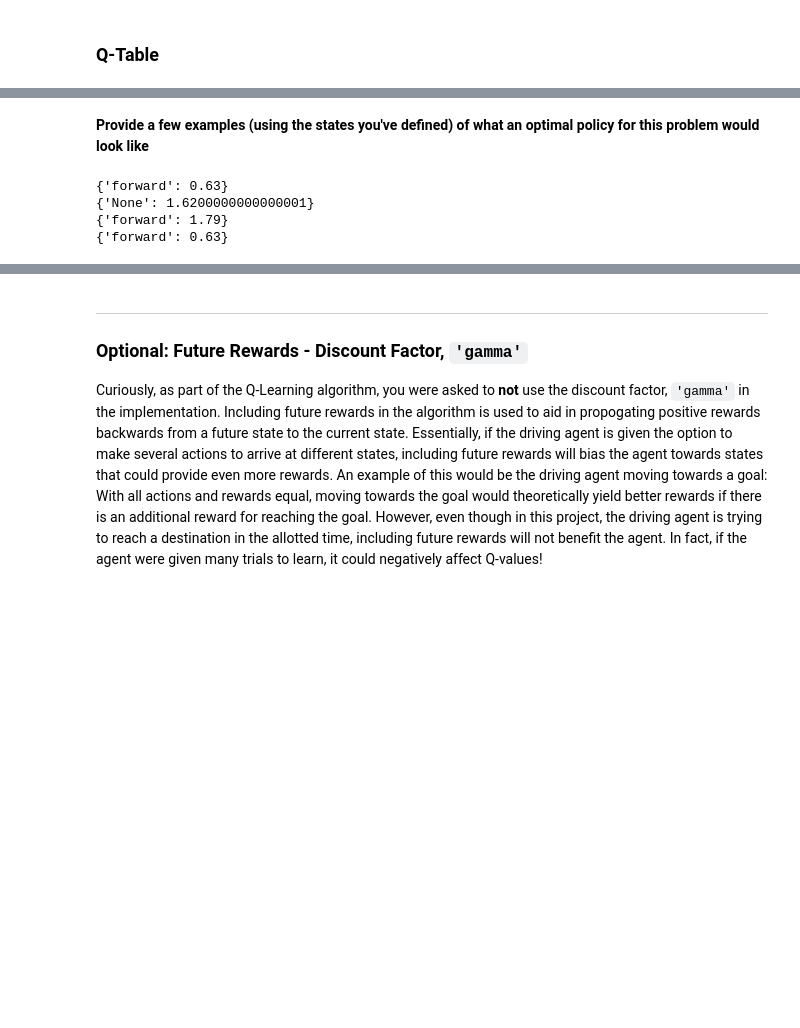
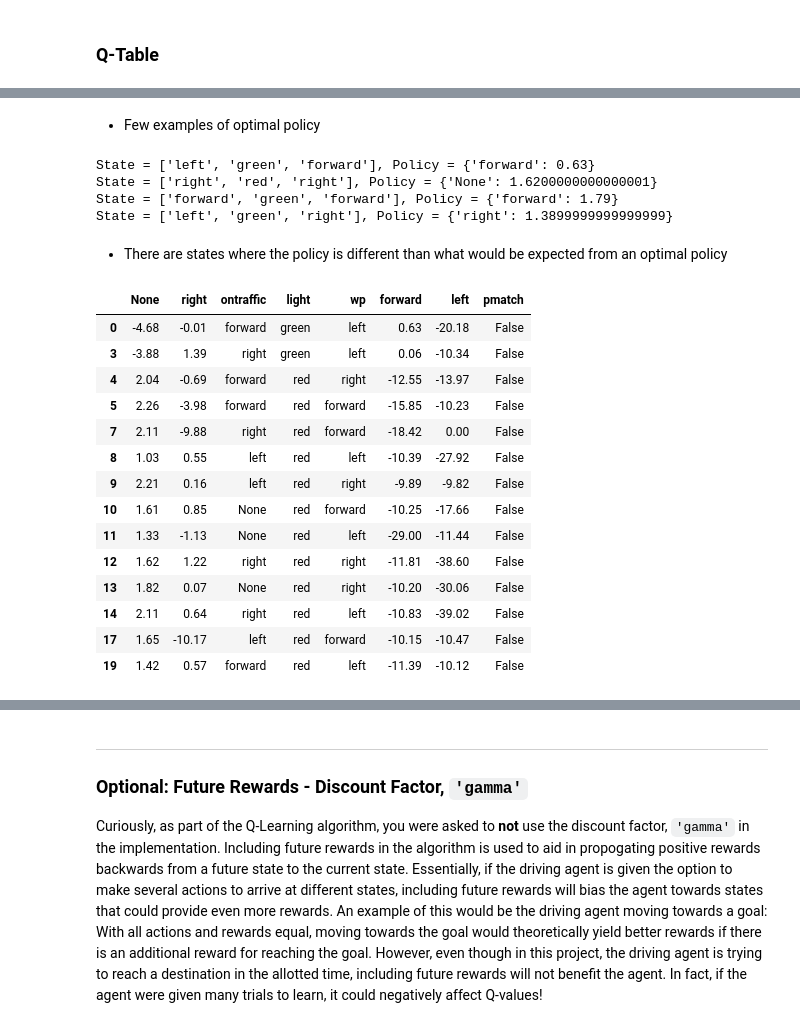
Before and after one commit to ppeiris/machine-learning, a Jupyter notebook: projects/smartcab/smartcab.ipynb, the cells around one changed output, grey strips where cells are left out. Drawn from its saved outputs; the diff is of its cells as text; code cells hidden in the pictures; blank space fills up the shorter version.

```diff
--- a/projects/smartcab/smartcab.ipynb
+++ b/projects/smartcab/smartcab.ipynb
@@ -351,18 +352,22 @@ Provide a few examples (using the states you've defined) of what an optimal poli
 # %% [markdown]
 **Answer:**
 # %%
+import numpy as np
 # load the State-action rewards from Q-Learning to a dataframe
 Q = pd.read_table("logs/sim_improved-learning_final.txt", skiprows=3, header=None)
 Qtable = pd.DataFrame(columns=['None','right','ontraffic','light','wp','forward','left'])
-# import numpy as np
-def test(x):
+
+##########################################
+# Build a Q dataframe using the txt file
+##########################################
+def builddf(x):
     rd = dict()
     df = x.to_dict()
     for k in df.keys():
         if df[k][0] == "(":
-            rd['wp'] = ast.literal_eval(df[k])[0]
-            rd['light'] = ast.literal_eval(df[k])[1]
-            rd['ontraffic'] = ast.literal_eval(df[k])[2]
+            rd['wp'] = str(ast.literal_eval(df[k])[0])
+            rd['light'] = str(ast.literal_eval(df[k])[1])
+            rd['ontraffic'] = str(ast.literal_eval(df[k])[2])
         else:
             if df[k][4:11] == "forward":
                 rd['forward'] = float(df[k][14:])
@@ -374,6 +379,9 @@ def test(x):
                 rd['left'] = float(df[k][11:])
     return rd
 
+##########################################
+# Get the optimal policy for given state
+##########################################
 def getOptimalPolicy(state):
     row =Qtable[
         (Qtable.wp == state[0]) &
@@ -383,9 +391,24 @@ def getOptimalPolicy(state):
     col = row[['forward', 'right', 'None', 'left']].idxmax(axis=1)
     return {col.values[0]: row[col].values[0][0]}
 
+##########################################
+# Check if the agent took correct action
+##########################################
+def checkPolicyAction():
+    # Adding an extra colum to keep track on if the agent took
+    # the correct action
+    Qtable['pmatch'] = False
+    for i in list(Qtable.index):
+        state = list(Qtable.loc[i][["wp" ,"light", "ontraffic"]])
+        op =getOptimalPolicy(state)
+        if Qtable.loc[i]["wp"] == op.keys()[0]:
+            Qtable.ix[i, "pmatch"] = True
+
 for i, g in Q.groupby(np.arange(len(Q))//5):
-    a = [g.apply(lambda x: test(x))]
+    a = [g.apply(lambda x: builddf(x))]
     Qtable = Qtable.append(a[0][0], ignore_index=True)
+
+checkPolicyAction()
 # %% [markdown]
 ### Q-Table
 # %%
@@ -400,17 +423,37 @@ print(Qtable.head())
-# %% [markdown]
-**Provide a few examples (using the states you've defined) of what an optimal policy for this problem would look like**
+# %% [markdown]
+- Few examples of optimal policy
 # %%
 # Extract some states and policy
 state1 = getOptimalPolicy(['left', 'green', 'forward'])
 state2 = getOptimalPolicy(['right', 'red', 'right'])
 state3 = getOptimalPolicy(['forward', 'green', 'forward'])
-state4 = getOptimalPolicy(['left', 'green', 'forward'])
-print(state1)
-print(state2)
-print(state3)
-print(state4)
+state4 = getOptimalPolicy(['left', 'green', 'right'])
+print("State = %s, Policy = %s" %(['left', 'green', 'forward'], state1))
+print("State = %s, Policy = %s" %(['right', 'red', 'right'], state2))
+print("State = %s, Policy = %s" %(['forward', 'green', 'forward'], state3))
+print("State = %s, Policy = %s" %(['left', 'green', 'right'], state4))
 # %% [output]
-{'forward': 0.63}
-{'None': 1.6200000000000001}
-{'forward': 1.79}
-{'forward': 0.63}
+State = ['left', 'green', 'forward'], Policy = {'forward': 0.63}
+State = ['right', 'red', 'right'], Policy = {'None': 1.6200000000000001}
+State = ['forward', 'green', 'forward'], Policy = {'forward': 1.79}
+State = ['left', 'green', 'right'], Policy = {'right': 1.3899999999999999}
+# %% [markdown]
+- There are states where the policy is different than what would be expected from an optimal policy
+# %%
+Qtable[Qtable.pmatch == False]
+# %% [output]
+|  | None | right | ontraffic | light | wp | forward | left | pmatch |
+| 0 | -4.68 | -0.01 | forward | green | left | 0.63 | -20.18 | False |
+| 3 | -3.88 | 1.39 | right | green | left | 0.06 | -10.34 | False |
+| 4 | 2.04 | -0.69 | forward | red | right | -12.55 | -13.97 | False |
+| 5 | 2.26 | -3.98 | forward | red | forward | -15.85 | -10.23 | False |
+| 7 | 2.11 | -9.88 | right | red | forward | -18.42 | 0.00 | False |
+| 8 | 1.03 | 0.55 | left | red | left | -10.39 | -27.92 | False |
+| 9 | 2.21 | 0.16 | left | red | right | -9.89 | -9.82 | False |
+| 10 | 1.61 | 0.85 | None | red | forward | -10.25 | -17.66 | False |
+| 11 | 1.33 | -1.13 | None | red | left | -29.00 | -11.44 | False |
+| 12 | 1.62 | 1.22 | right | red | right | -11.81 | -38.60 | False |
+| 13 | 1.82 | 0.07 | None | red | right | -10.20 | -30.06 | False |
+| 14 | 2.11 | 0.64 | right | red | left | -10.83 | -39.02 | False |
+| 17 | 1.65 | -10.17 | left | red | forward | -10.15 | -10.47 | False |
+| 19 | 1.42 | 0.57 | forward | red | left | -11.39 | -10.12 | False |
```
Also changed, not shown: parts of 5 cells of this notebook.
